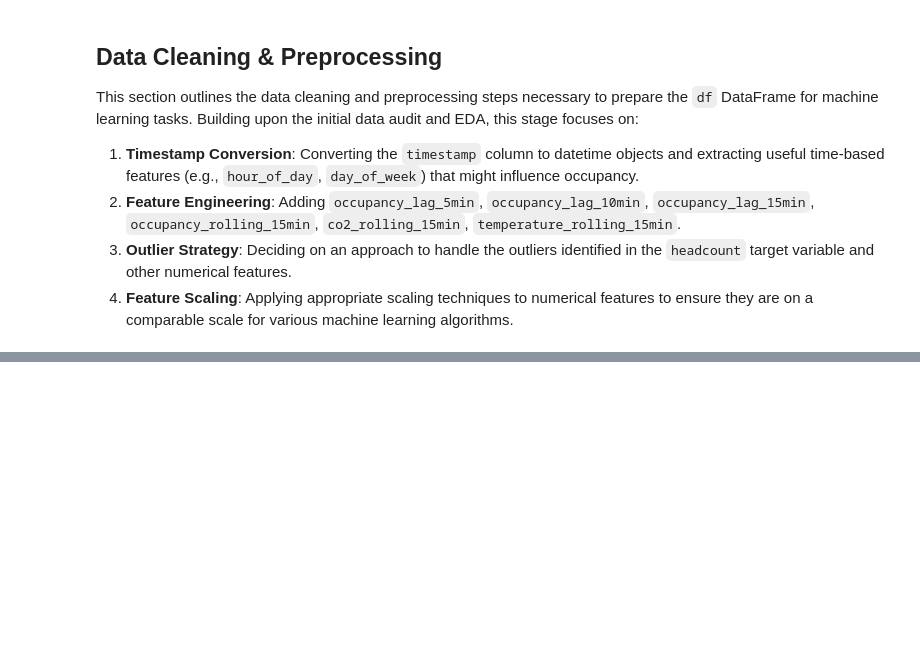
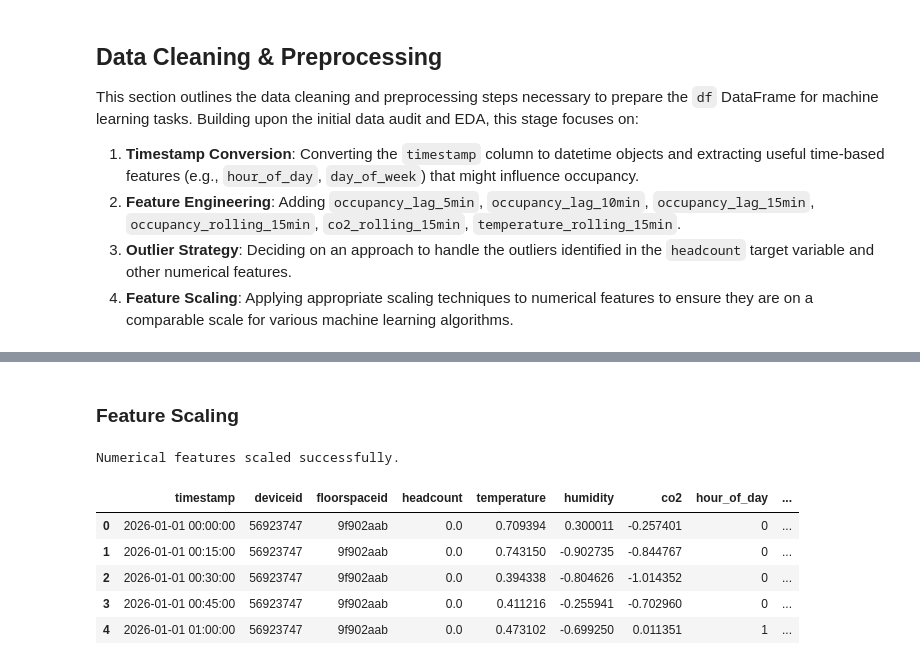
Before and after one commit to MIL-Project2/DR-DT, a Jupyter notebook: Occupancy_Prediction_Ver1_1.ipynb, the cells around one changed output, grey strips where cells are left out. Drawn from its saved outputs; the diff is of its cells as text; code cells hidden in the pictures; blank space fills up the shorter version.

```diff
--- a/Occupancy_Prediction_Ver1_1.ipynb
+++ b/Occupancy_Prediction_Ver1_1.ipynb
@@ -208,0 +269,27 @@ This section outlines the data cleaning and preprocessing steps necessary to pre
+# %% [markdown]
+### **Feature Scaling**
+# %%
+# Identify numerical columns for scaling, excluding 'headcount' (target) and identifier/datetime columns.
+# Also exclude newly generated lag/rolling features which are also numerical.
+numerical_cols_to_scale = [
+    'temperature', 'humidity', 'co2',
+    'occupancy_lag_5min', 'occupancy_lag_10min', 'occupancy_lag_15min',
+    'occupancy_rolling_15min', 'co2_rolling_15min', 'temperature_rolling_15min'
+]
+
+# Ensure these columns exist and are of numeric type
+numerical_cols_to_scale = [col for col in numerical_cols_to_scale if col in df.columns and pd.api.types.is_numeric_dtype(df[col])]
+
+scaler = StandardScaler()
+df[numerical_cols_to_scale] = scaler.fit_transform(df[numerical_cols_to_scale])
+
+print("Numerical features scaled successfully.")
+display(df.head())
+# %% [output]
+Numerical features scaled successfully.
+|  | timestamp | deviceid | floorspaceid | headcount | temperature | humidity | co2 | hour_of_day | ... |
+| 0 | 2026-01-01 00:00:00 | 56923747 | 9f902aab | 0.0 | 0.709394 | 0.300011 | -0.257401 | 0 | ... |
+| 1 | 2026-01-01 00:15:00 | 56923747 | 9f902aab | 0.0 | 0.743150 | -0.902735 | -0.844767 | 0 | ... |
+| 2 | 2026-01-01 00:30:00 | 56923747 | 9f902aab | 0.0 | 0.394338 | -0.804626 | -1.014352 | 0 | ... |
+| 3 | 2026-01-01 00:45:00 | 56923747 | 9f902aab | 0.0 | 0.411216 | -0.255941 | -0.702960 | 0 | ... |
+| 4 | 2026-01-01 01:00:00 | 56923747 | 9f902aab | 0.0 | 0.473102 | -0.699250 | 0.011351 | 1 | ... |
```
Also changed, not shown: parts of 7 cells of this notebook.
